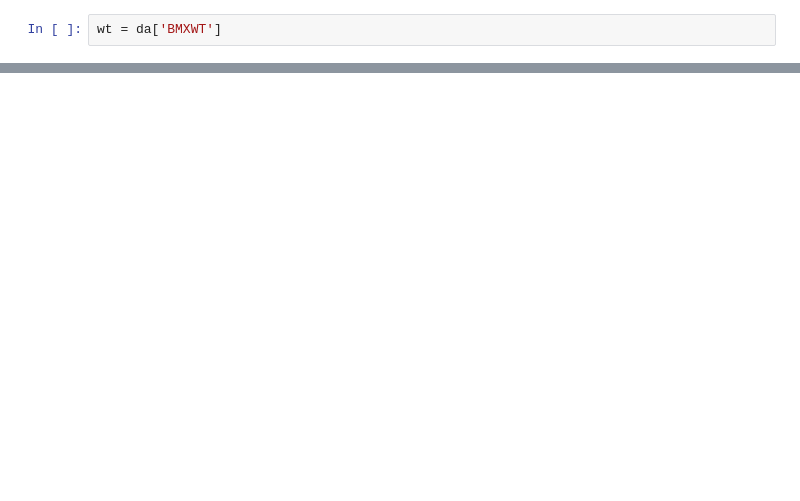
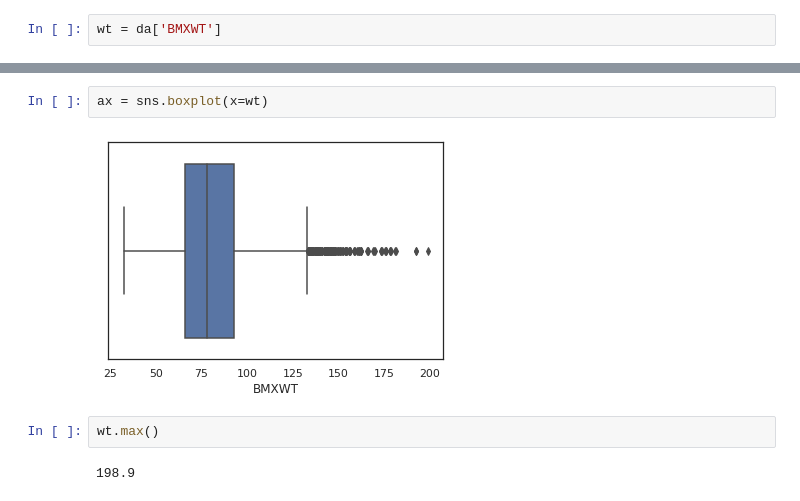
Before and after one commit to hassaanhameed786/Probability-and-Statistics-for-Computer-Science, a Jupyter notebook: variables and .ipynb, the cells around one changed output, grey strips where cells are left out. Drawn from its saved outputs; the diff is of its cells as text; blank space fills up the shorter version.

```diff
--- a/variables and .ipynb
+++ b/variables and .ipynb
@@ -119,0 +131,8 @@ plt.show()
+# %%
+ax = sns.boxplot(x=wt)
+# %% [output]
+[figure, added]
+# %%
+wt.max()
+# %% [output]
+198.9
```
Also changed, not shown: parts of 19 cells of this notebook.
